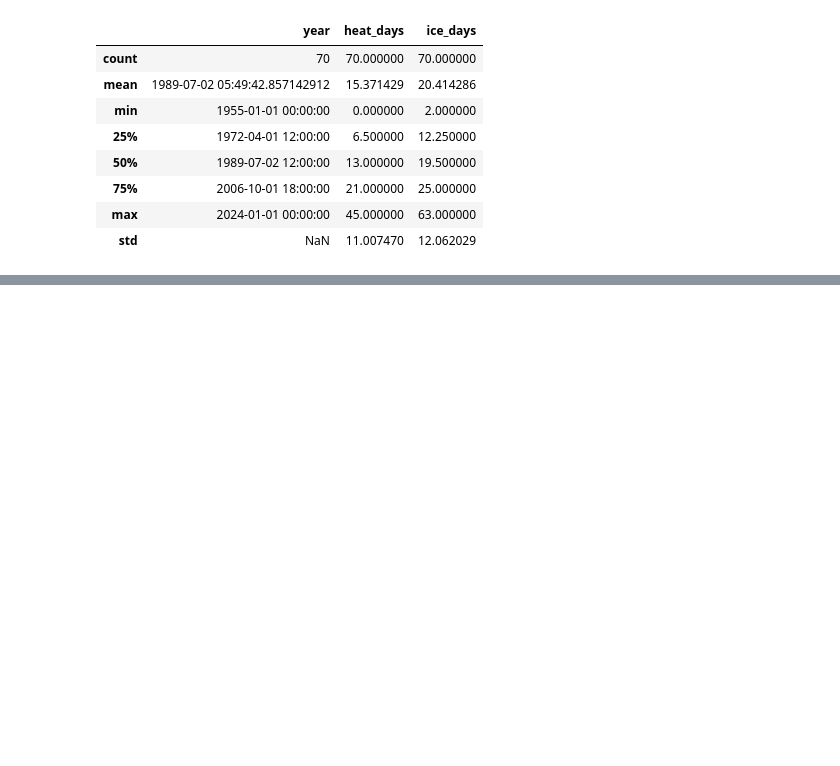
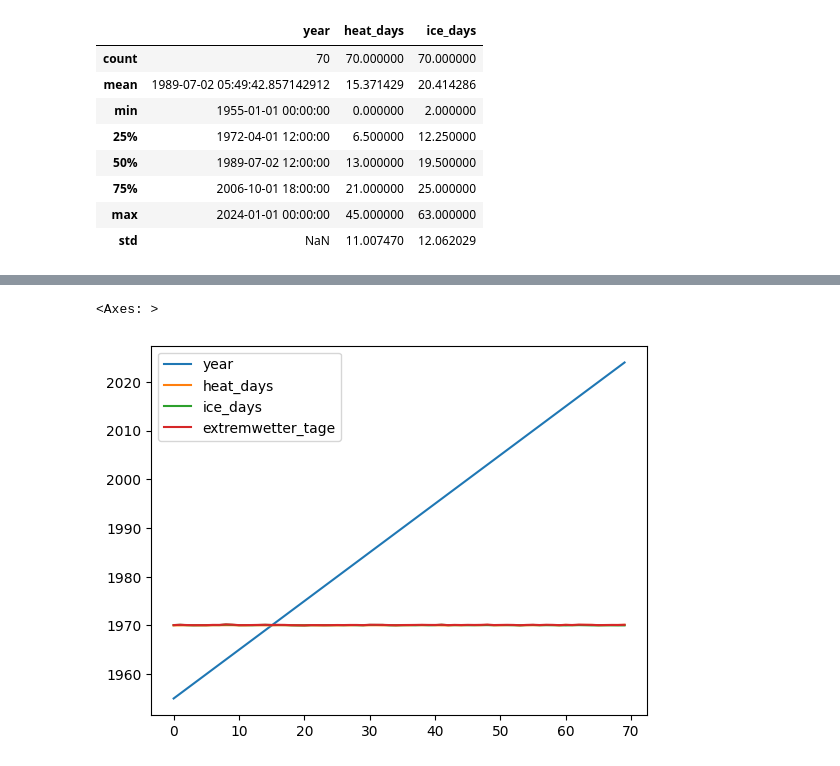
Before and after one commit to SimonLantschner/data-science-ue-ct, a Jupyter notebook: notebooks/01_data_with_pandas.ipynb, the cells around one changed output, grey strips where cells are left out. Cells and saved outputs as stored; diff of their text form; code cells hidden in the pictures; blank space fills up the shorter version.

```diff
--- a/notebooks/01_data_with_pandas.ipynb
+++ b/notebooks/01_data_with_pandas.ipynb
@@ -76,0 +147,2 @@ df.describe() #Statistische Kennzahlen für numerische Spalten anzeigen
+# %%
+df["extremwetter_tage"] = df["heat_days"] + df["ice_days"] #Neue Spalte "extremwetter_tage" erstellen, die die Summe aus Hitzetagen und Eistagen enthält
@@ -76,0 +158,5 @@ df.describe() #Statistische Kennzahlen für numerische Spalten anzeigen
+# %%
+df.plot() #Einfaches Liniendiagramm aller numerischen Spalten über die Jahre erstellen (benötigt matplotlib)
+# %% [output]
+<Axes: >
+[figure, added]
```
Also changed, not shown: parts of 13 cells of this notebook, 1 other file.
